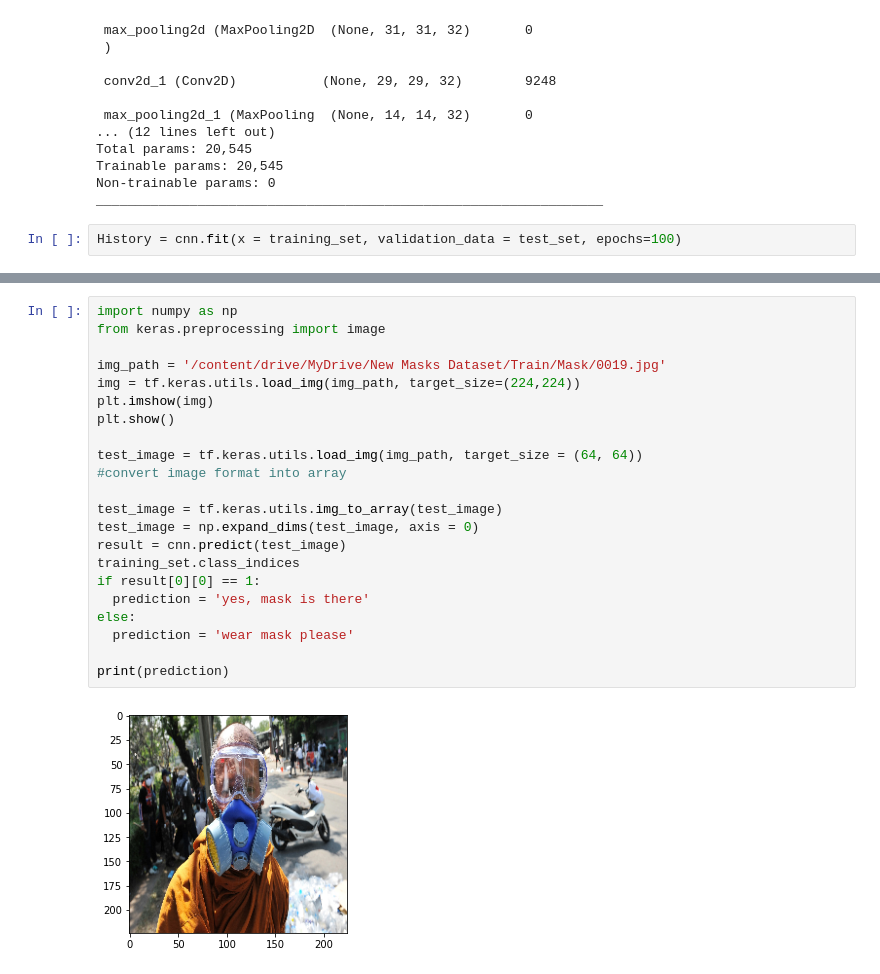
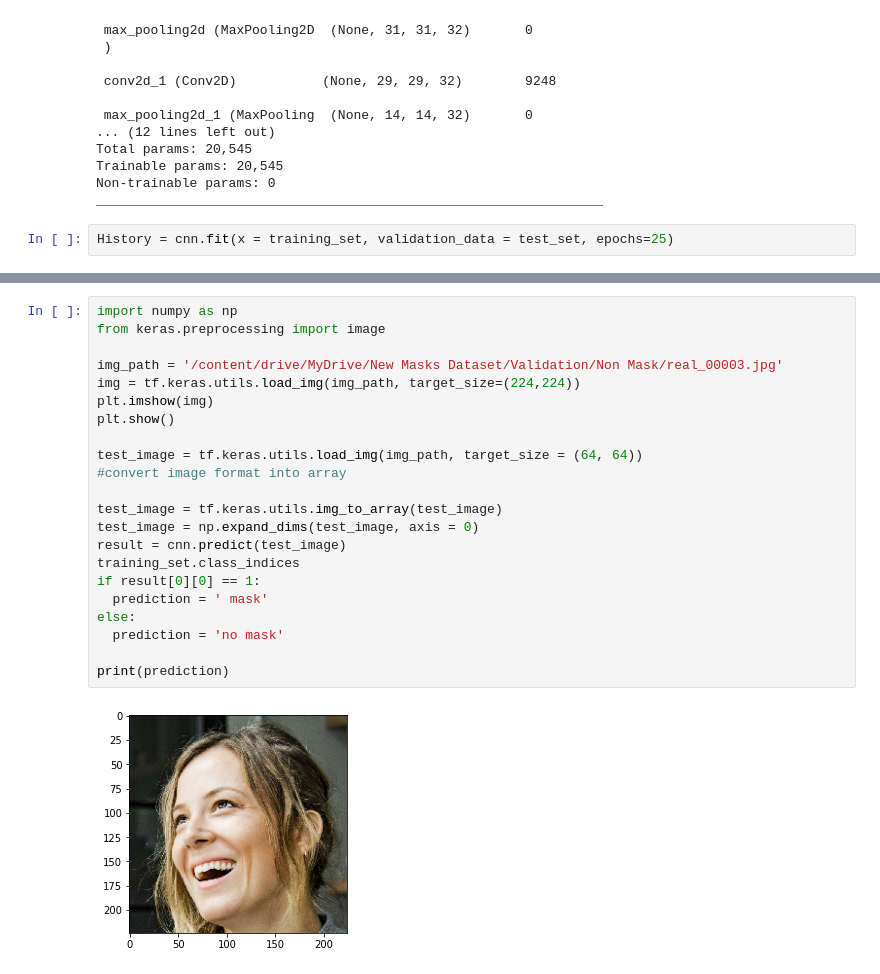
Before and after one commit to ggurusaran/Pneumonia-image-classification, a Jupyter notebook: mask.ipynb, the cells around one changed output, grey strips where cells are left out. Cells and saved outputs as stored; diff of their text form.

```diff
--- a/mask.ipynb
+++ b/mask.ipynb
@@ -77,5 +77,5 @@ Trainable params: 20,545
 Non-trainable params: 0
 _________________________________________________________________
 # %%
-History = cnn.fit(x = training_set, validation_data = test_set, epochs=100)
+History = cnn.fit(x = training_set, validation_data = test_set, epochs=25)
 # %% [output]
@@ -134,24 +112,24 @@ print(y_pred)
 # %%
 import numpy as np
 from keras.preprocessing import image
 
-img_path = '/content/drive/MyDrive/New Masks Dataset/Train/Mask/0019.jpg'
+img_path = '/content/drive/MyDrive/New Masks Dataset/Validation/Non Mask/real_00003.jpg'
 img = tf.keras.utils.load_img(img_path, target_size=(224,224))
 plt.imshow(img)
 plt.show()
 
 test_image = tf.keras.utils.load_img(img_path, target_size = (64, 64))
 #convert image format into array
 
 test_image = tf.keras.utils.img_to_array(test_image)
 test_image = np.expand_dims(test_image, axis = 0)
 result = cnn.predict(test_image)
 training_set.class_indices
 if result[0][0] == 1:
-  prediction = 'yes, mask is there'
+  prediction = ' mask'
 else:
-  prediction = 'wear mask please'
+  prediction = 'no mask'
 
 print(prediction)
 # %% [output]
-[figure, old version]
+[figure, new version]
```
Also changed, not shown: parts of 4 cells of this notebook.
